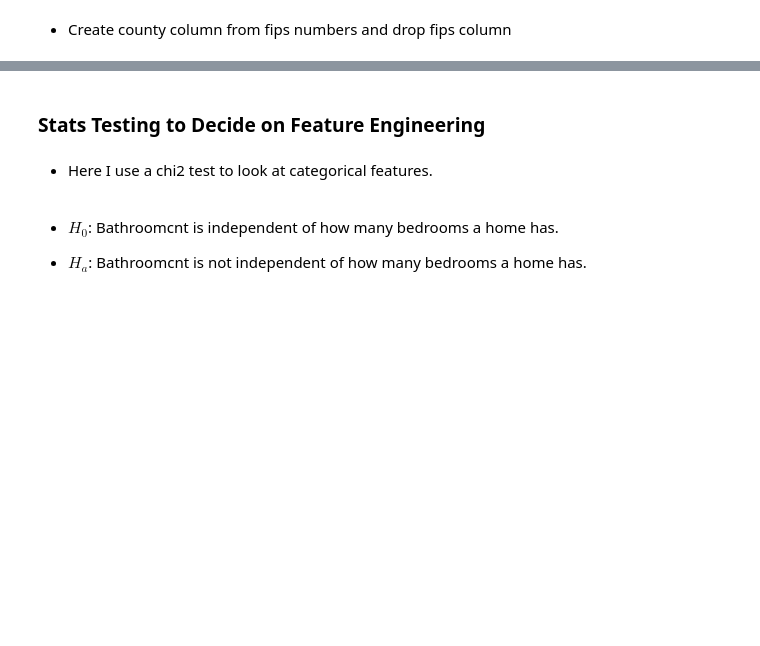
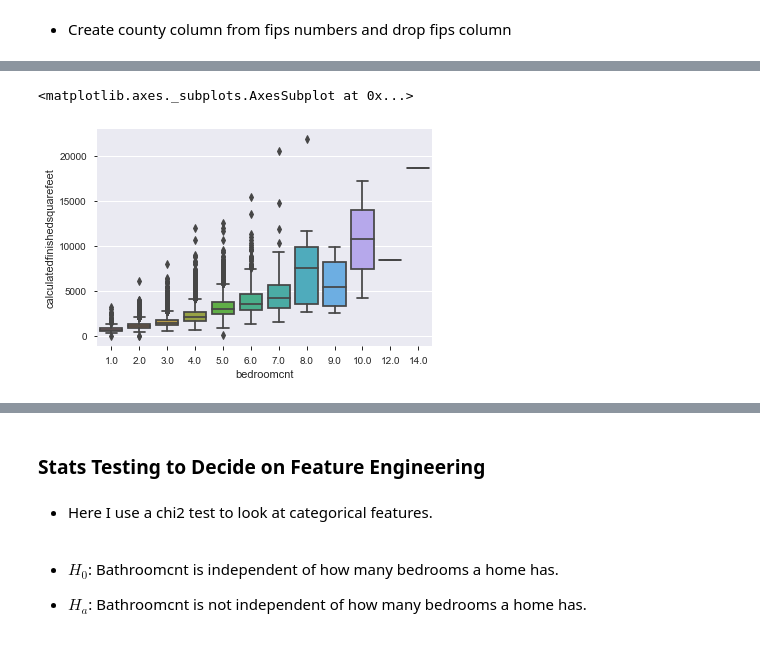
Before and after one commit to FJ-Zillow-Org/Zillow, a Jupyter notebook: faiths_explore.ipynb, the cells around one changed output, grey strips where cells are left out. Drawn from its saved outputs; the diff is of its cells as text; code cells hidden in the pictures; blank space fills up the shorter version.

```diff
--- a/faiths_explore.ipynb
+++ b/faiths_explore.ipynb
@@ -212,0 +211,5 @@ sns.boxplot(df.bathroomcnt, df.calculatedfinishedsquarefeet)
+# %%
+sns.boxplot(train.bedroomcnt, train.calculatedfinishedsquarefeet)
+# %% [output]
+<matplotlib.axes._subplots.AxesSubplot at 0x...>
+[figure, added]
```
Also changed, not shown: parts of 76 cells of this notebook.
